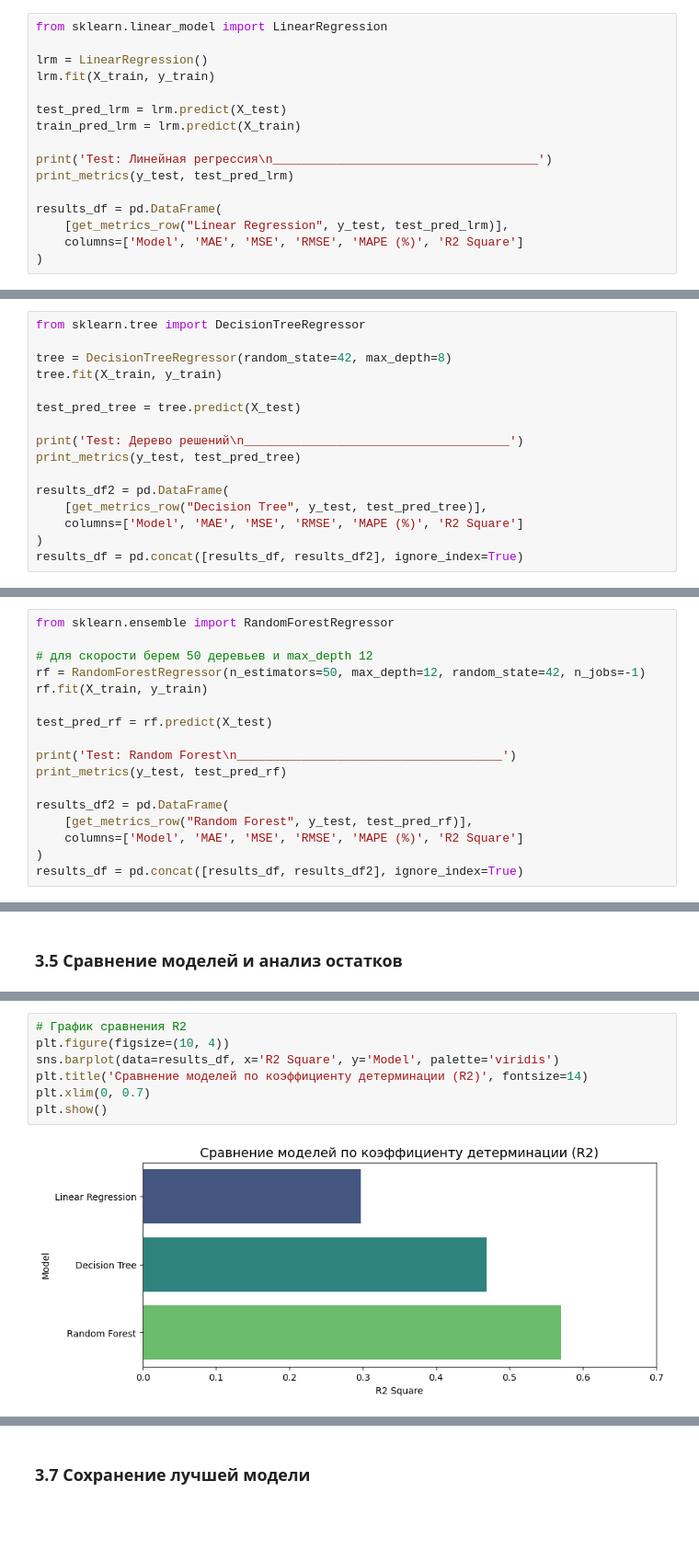
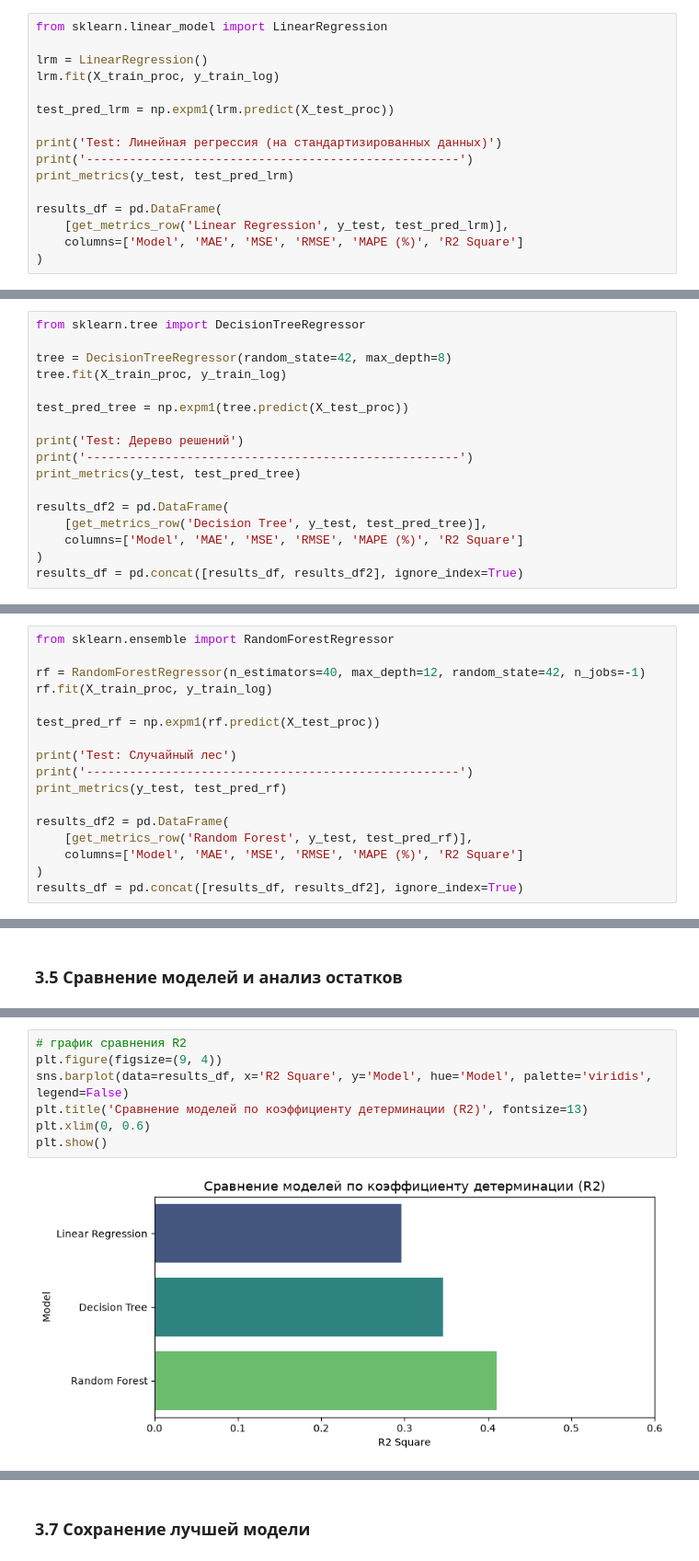
Before and after one commit to Yalantare/workforml, a Jupyter notebook: notebooks/real_estate_analysis.ipynb, the cells around one changed output, grey strips where cells are left out. Shown at 92% size. Saved outputs shown, nothing was run; the diff lists cells and outputs as text; blank space fills up the shorter version.

```diff
--- a/notebooks/real_estate_analysis.ipynb
+++ b/notebooks/real_estate_analysis.ipynb
@@ -370,16 +481,16 @@ def get_metrics_row(model_name, true, predicted):
 from sklearn.linear_model import LinearRegression
 
 lrm = LinearRegression()
-lrm.fit(X_train, y_train)
+lrm.fit(X_train_proc, y_train_log)
 
-test_pred_lrm = lrm.predict(X_test)
-train_pred_lrm = lrm.predict(X_train)
+test_pred_lrm = np.expm1(lrm.predict(X_test_proc))
 
-print('Test: Линейная регрессия\n_____________________________________')
+print('Test: Линейная регрессия (на стандартизированных данных)')
+print('----------------------------------------------------')
 print_metrics(y_test, test_pred_lrm)
 
 results_df = pd.DataFrame(
-    [get_metrics_row("Linear Regression", y_test, test_pred_lrm)],
+    [get_metrics_row('Linear Regression', y_test, test_pred_lrm)],
     columns=['Model', 'MAE', 'MSE', 'RMSE', 'MAPE (%)', 'R2 Square']
 )
 # %% [output]
@@ -396,15 +507,16 @@ R2:   0.2971
 from sklearn.tree import DecisionTreeRegressor
 
 tree = DecisionTreeRegressor(random_state=42, max_depth=8)
-tree.fit(X_train, y_train)
+tree.fit(X_train_proc, y_train_log)
 
-test_pred_tree = tree.predict(X_test)
+test_pred_tree = np.expm1(tree.predict(X_test_proc))
 
-print('Test: Дерево решений\n_____________________________________')
+print('Test: Дерево решений')
+print('----------------------------------------------------')
 print_metrics(y_test, test_pred_tree)
 
 results_df2 = pd.DataFrame(
-    [get_metrics_row("Decision Tree", y_test, test_pred_tree)],
+    [get_metrics_row('Decision Tree', y_test, test_pred_tree)],
     columns=['Model', 'MAE', 'MSE', 'RMSE', 'MAPE (%)', 'R2 Square']
 )
 results_df = pd.concat([results_df, results_df2], ignore_index=True)
@@ -421,17 +533,17 @@ R2:   0.4688
 # %%
 from sklearn.ensemble import RandomForestRegressor
 
-# для скорости берем 50 деревьев и max_depth 12
-rf = RandomForestRegressor(n_estimators=50, max_depth=12, random_state=42, n_jobs=-1)
-rf.fit(X_train, y_train)
+rf = RandomForestRegressor(n_estimators=40, max_depth=12, random_state=42, n_jobs=-1)
+rf.fit(X_train_proc, y_train_log)
 
-test_pred_rf = rf.predict(X_test)
+test_pred_rf = np.expm1(rf.predict(X_test_proc))
 
-print('Test: Random Forest\n_____________________________________')
+print('Test: Случайный лес')
+print('----------------------------------------------------')
 print_metrics(y_test, test_pred_rf)
 
 results_df2 = pd.DataFrame(
-    [get_metrics_row("Random Forest", y_test, test_pred_rf)],
+    [get_metrics_row('Random Forest', y_test, test_pred_rf)],
     columns=['Model', 'MAE', 'MSE', 'RMSE', 'MAPE (%)', 'R2 Square']
 )
 results_df = pd.concat([results_df, results_df2], ignore_index=True)
@@ -485,10 +595,10 @@ results_df
 # %%
-# График сравнения R2
-plt.figure(figsize=(10, 4))
-sns.barplot(data=results_df, x='R2 Square', y='Model', palette='viridis')
-plt.title('Сравнение моделей по коэффициенту детерминации (R2)', fontsize=14)
-plt.xlim(0, 0.7)
+# график сравнения R2
+plt.figure(figsize=(9, 4))
+sns.barplot(data=results_df, x='R2 Square', y='Model', hue='Model', palette='viridis', legend=False)
+plt.title('Сравнение моделей по коэффициенту детерминации (R2)', fontsize=13)
+plt.xlim(0, 0.6)
 plt.show()
 # %% [output]
-[figure, old version]
+[figure, new version]
 # %%
```
Also changed, not shown: parts of 35 cells of this notebook, 3 other files.
